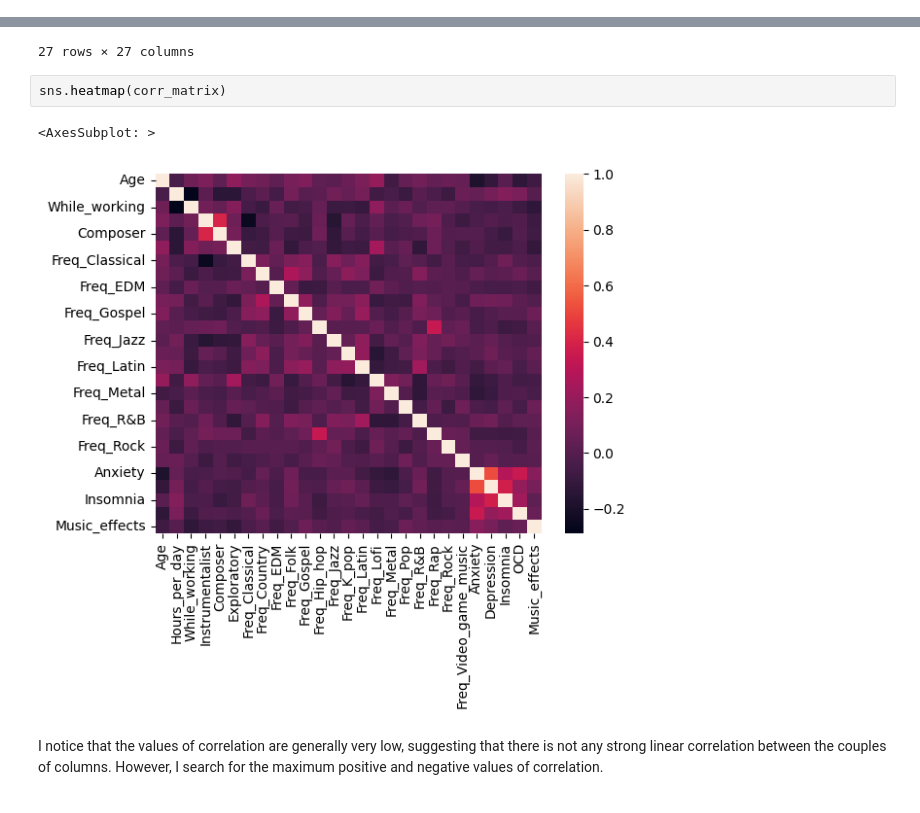
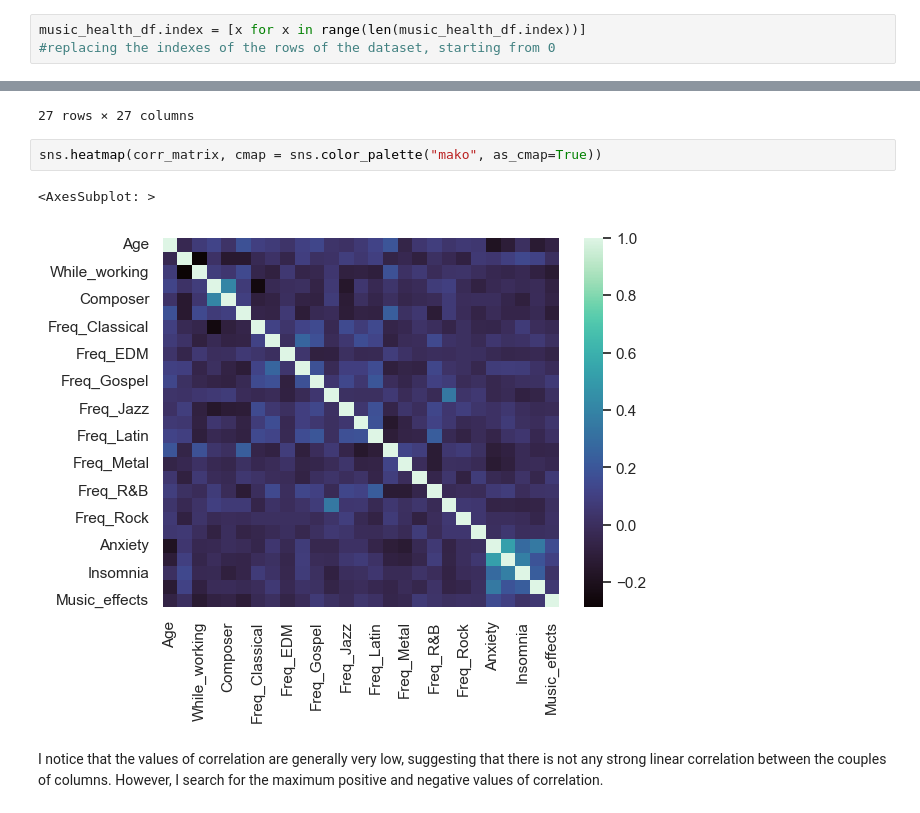
Before and after one commit to alessiasanfelici/Programming-2022-2023, a Jupyter notebook: Project_Programming (1).ipynb, the cells around one changed output, grey strips where cells are left out. Cells and saved outputs as stored; diff of their text form.

```diff
--- a/Project_Programming (1).ipynb
+++ b/Project_Programming (1).ipynb
@@ -169,6 +169,9 @@ music_health_df["Music_effects"] = music_health_df["Music_effects"].astype(int)
 # %%
 music_health_df[music_health_df.columns[0:2]] = music_health_df[music_health_df.columns[0:2]].astype(int)
 music_health_df[music_health_df.columns[23:27]] = music_health_df[music_health_df.columns[23:27]].astype(int)
+# %%
+music_health_df.index = [x for x in range(len(music_health_df.index))]
+#replacing the indexes of the rows of the dataset, starting from 0
 # %%
 music_health_df.head()
 # %% [output]
@@ -237,10 +240,10 @@ corr_matrix
 | Music_effects | -0.075848 | 0.003299 | -0.127082 | -0.078175 | -0.069629 | -0.116578 | -0.029744 | ... |
 27 rows × 27 columns
 # %%
-sns.heatmap(corr_matrix)
+sns.heatmap(corr_matrix, cmap = sns.color_palette("mako", as_cmap=True))
 # %% [output]
 <AxesSubplot: >
-[figure, old version]
+[figure, new version]
 # %% [markdown]
 I notice that the values of correlation are generally very low, suggesting that there is not any strong linear correlation between the couples of columns. However, I search for the maximum positive and negative values of correlation.
 # %%
```
Also changed, not shown: parts of 11 cells of this notebook, 1 other file.
